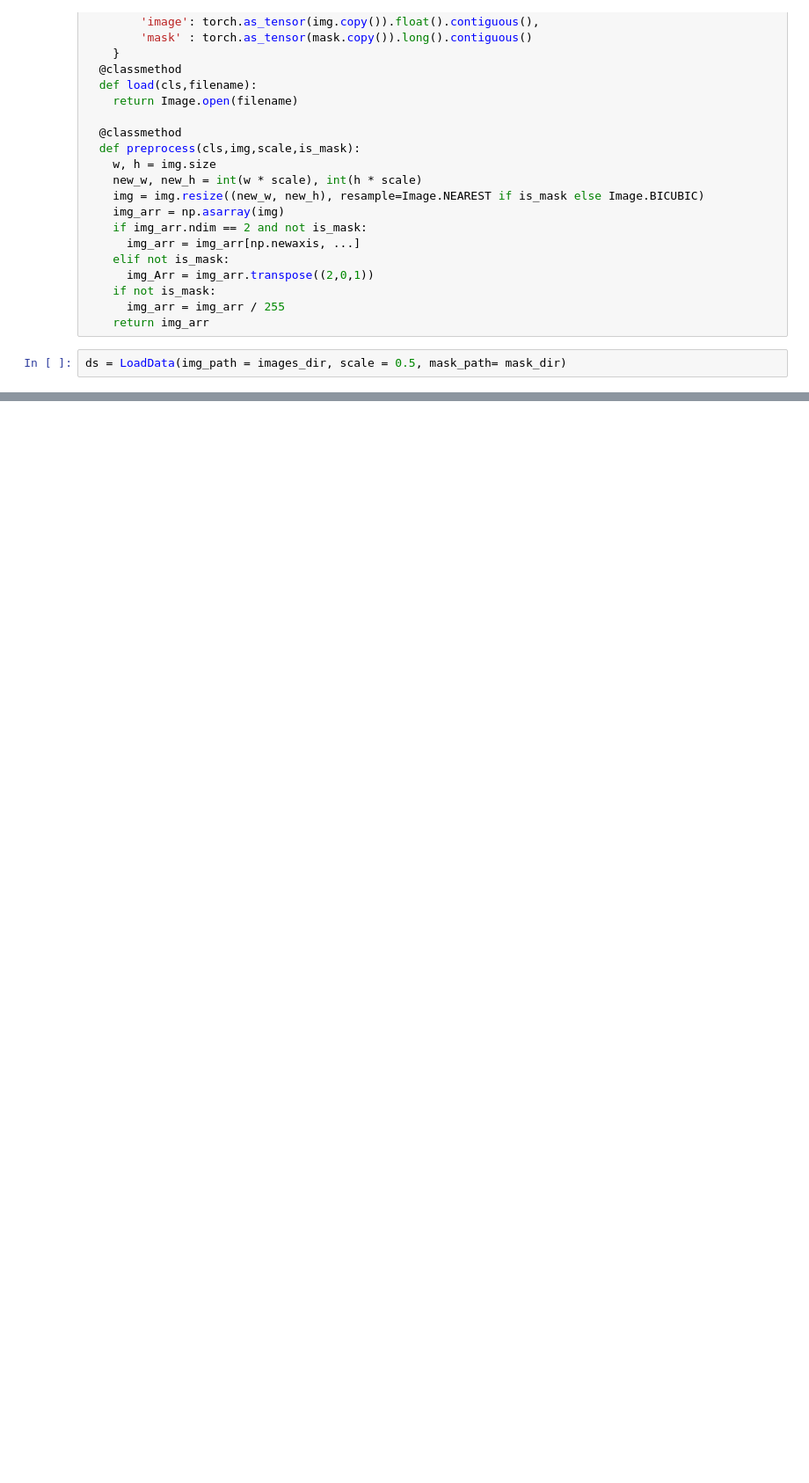
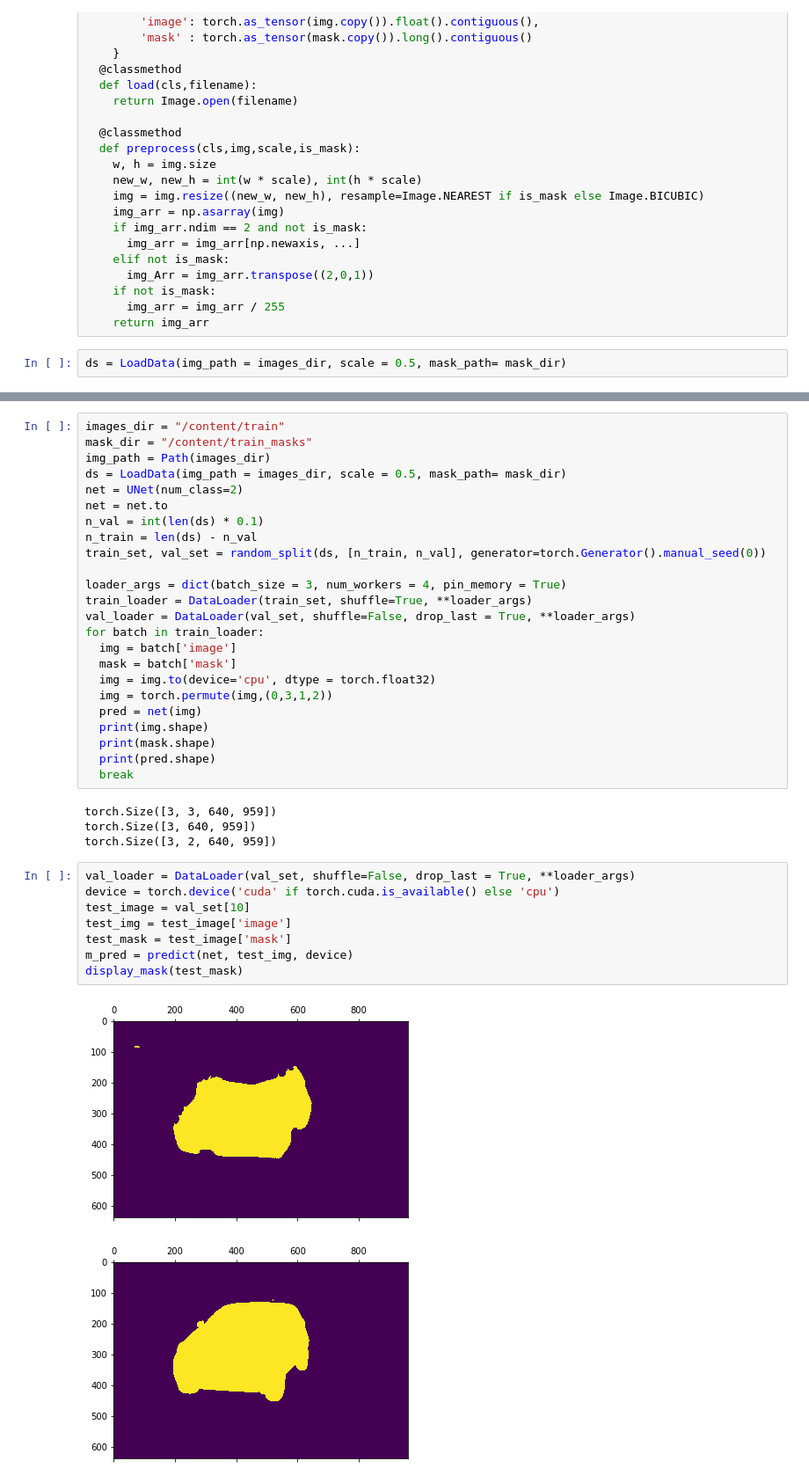
Before and after one commit to sangar-si/ImageSegmentation, a Jupyter notebook: Image_Segmentation.ipynb, the cells around one changed output, grey strips where cells are left out. Shown at 88% size. Saved outputs shown, nothing was run; the diff lists cells and outputs as text; blank space fills up the shorter version.

Commit message:
Training notebook; added predict and eval code;

```diff
--- a/Image_Segmentation.ipynb
+++ b/Image_Segmentation.ipynb
@@ -227,0 +306,39 @@ train(net=net, epochs = 3, batch_size = 10, lr = 0.00001, device = device, scale
+# %%
+images_dir = "/content/train"
+mask_dir = "/content/train_masks"
+img_path = Path(images_dir)
+ds = LoadData(img_path = images_dir, scale = 0.5, mask_path= mask_dir)
+net = UNet(num_class=2)
+net = net.to
+n_val = int(len(ds) * 0.1)
+n_train = len(ds) - n_val
+train_set, val_set = random_split(ds, [n_train, n_val], generator=torch.Generator().manual_seed(0))
+
+loader_args = dict(batch_size = 3, num_workers = 4, pin_memory = True)
+train_loader = DataLoader(train_set, shuffle=True, **loader_args)
+val_loader = DataLoader(val_set, shuffle=False, drop_last = True, **loader_args)
+for batch in train_loader:
+  img = batch['image']
+  mask = batch['mask']
+  img = img.to(device='cpu', dtype = torch.float32)
+  img = torch.permute(img,(0,3,1,2))
+  pred = net(img)
+  print(img.shape)
+  print(mask.shape)
+  print(pred.shape)
+  break
+# %% [output]
+torch.Size([3, 3, 640, 959])
+torch.Size([3, 640, 959])
+torch.Size([3, 2, 640, 959])
+# %%
+val_loader = DataLoader(val_set, shuffle=False, drop_last = True, **loader_args)
+device = torch.device('cuda' if torch.cuda.is_available() else 'cpu')
+test_image = val_set[10]
+test_img = test_image['image']
+test_mask = test_image['mask']
+m_pred = predict(net, test_img, device)
+display_mask(test_mask)
+# %% [output]
+[figure, added]
+[figure, added]
```
Also changed, not shown: parts of 8 cells of this notebook.
